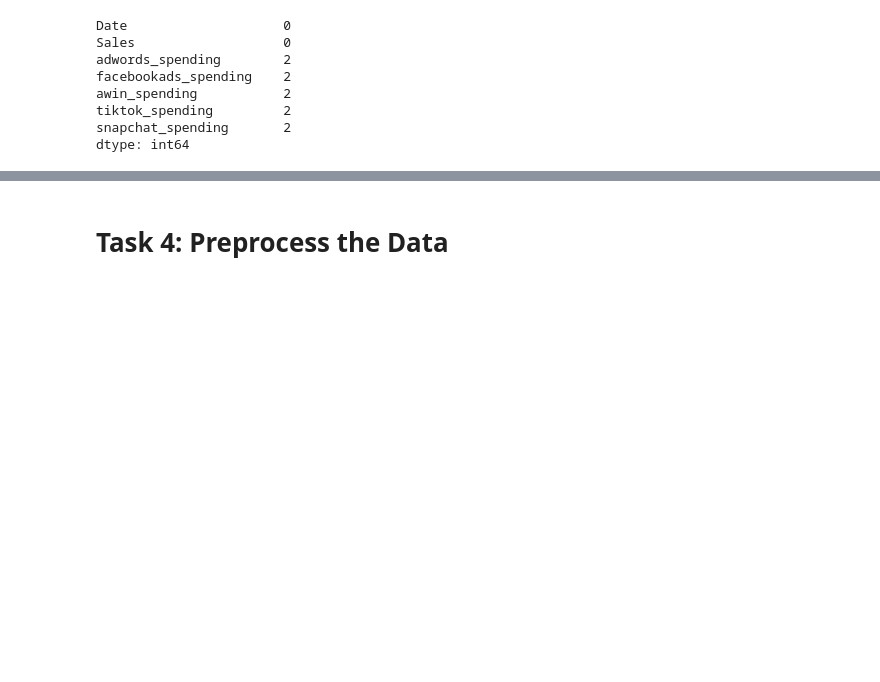
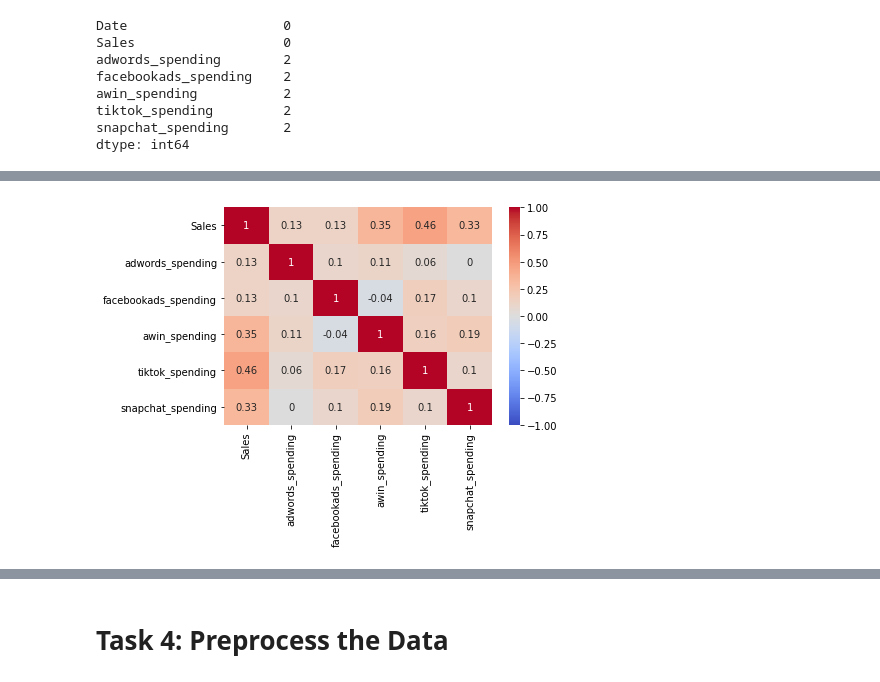
Before and after one commit to oussama-ayari-proj/Optimize-market-spending-LightweightMMM, a Jupyter notebook: mmm.ipynb, the cells around one changed output, grey strips where cells are left out. Drawn from its saved outputs; the diff is of its cells as text; code cells hidden in the pictures; blank space fills up the shorter version.

```diff
--- a/mmm.ipynb
+++ b/mmm.ipynb
@@ -18,9 +16,8 @@ from lightweight_mmm import utils as lmm_utils
 # %% [markdown]
 # Task 2: Load the Dataset
 # %%
-# load and print the dataset
-df=pd.read_csv("./usercode/data.csv")
-df.head(5)
+data = pd.read_csv("usercode/data.csv")
+data.head()
 # %% [output]
 |  | Date | Sales | adwords_spending | facebookads_spending | awin_spending | tiktok_spending | ... |
 | 0 | 2021-01-08 | 26865.0 | 3426.0 | 1861.0 | 1287.0 | 1432.0 | ... |
@@ -77,0 +54,3 @@ df.plot.line(x="Date", y="Sales", figsize=(15, 10))
+# %%
+correlation_matrix = data.corr(numeric_only=True).round(2)
+correlation_matrix
@@ -77,0 +65,5 @@ df.plot.line(x="Date", y="Sales", figsize=(15, 10))
+# %%
+sns.heatmap(correlation_matrix, annot=True, cmap='coolwarm', vmin=-1, vmax=1)
+plt.show()
+# %% [output]
+[figure, added]
```
Also changed, not shown: parts of 31 cells of this notebook.
